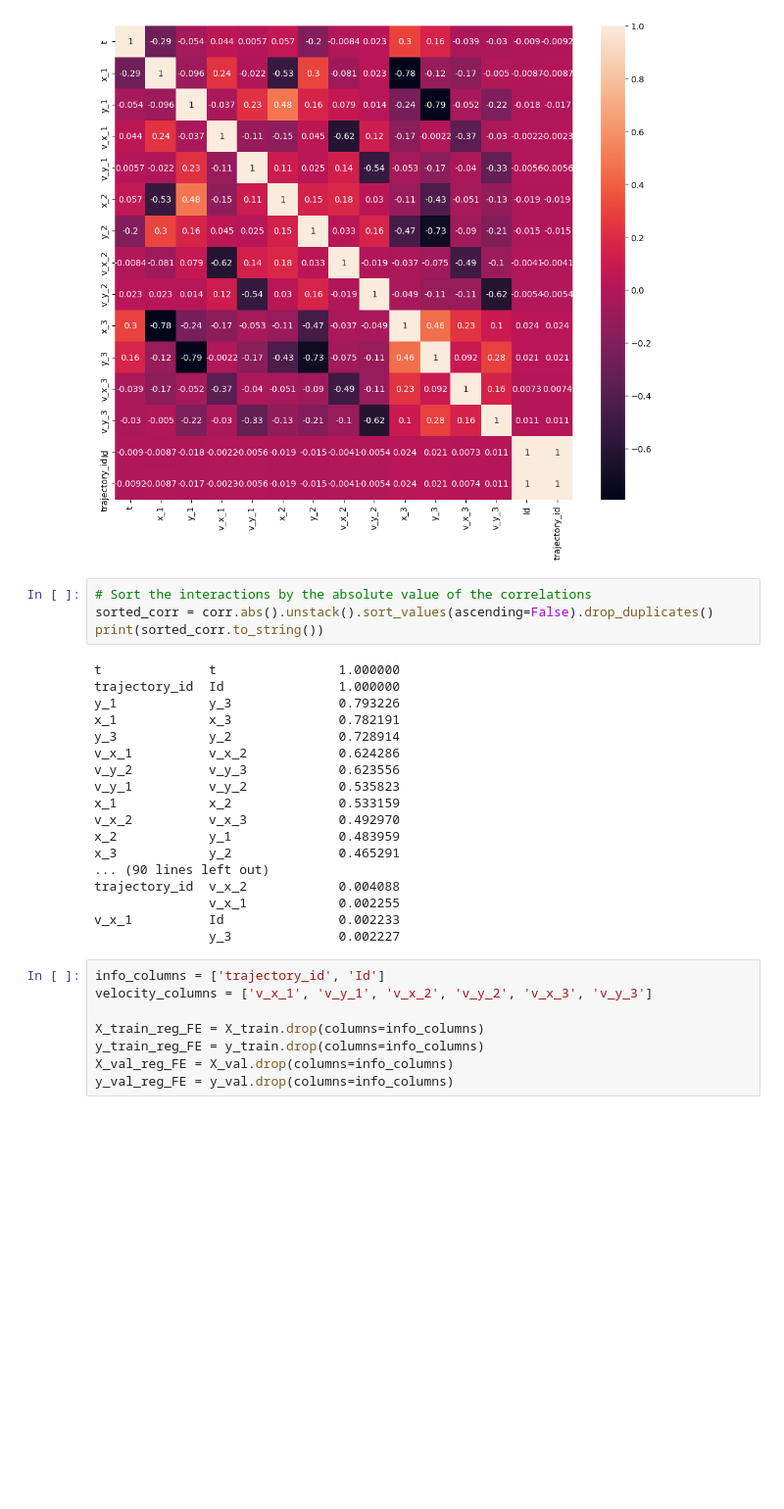
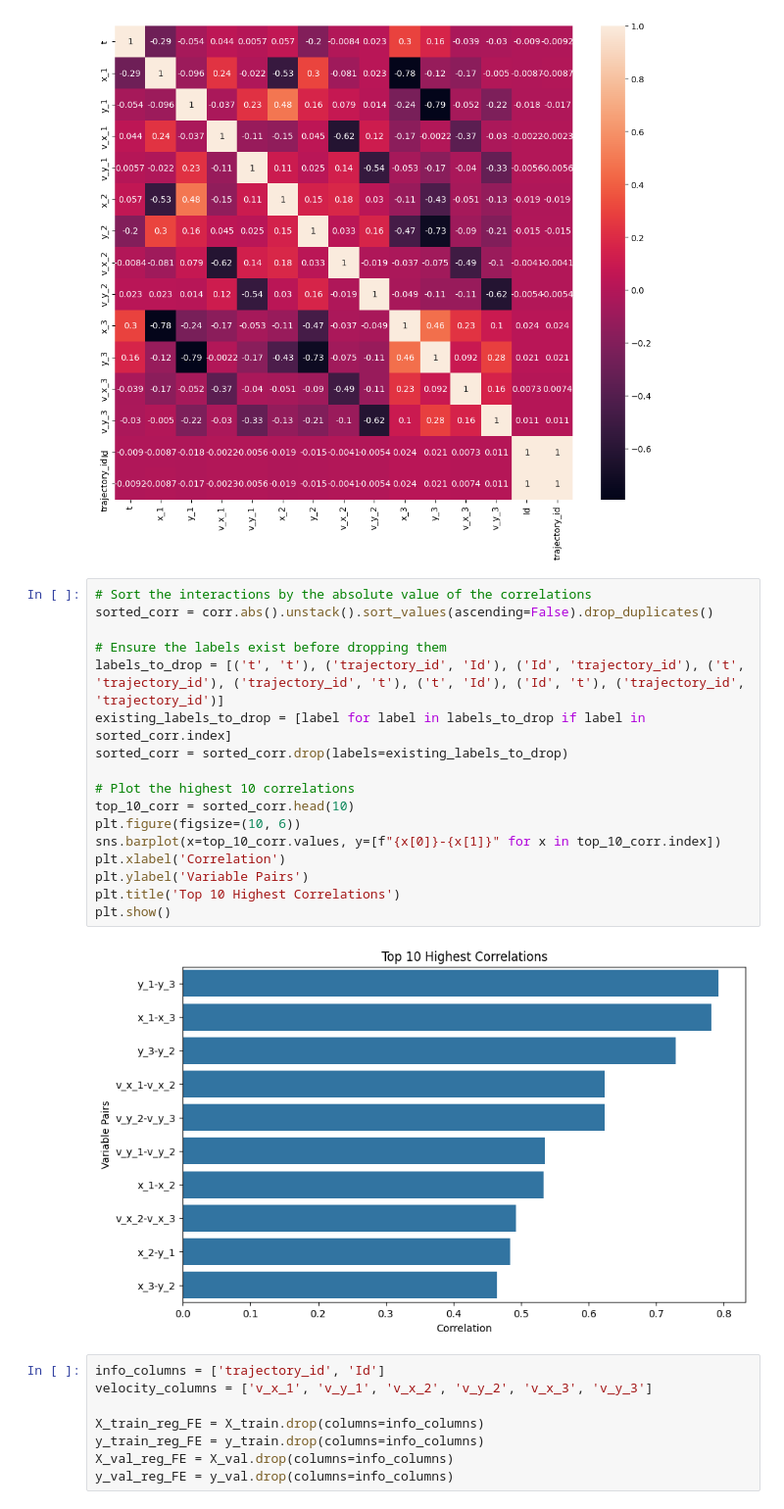
Before and after one commit to filipecolladavid/ThreeBodyProblemML, a Jupyter notebook: model/model_evaluations.ipynb, the cells around one changed output. Shown at 98% size. Saved outputs shown, nothing was run; the diff lists cells and outputs as text; blank space fills up the shorter version.

```diff
--- a/model/model_evaluations.ipynb
+++ b/model/model_evaluations.ipynb
@@ -606,28 +658,25 @@ sns.heatmap(corr, annot=True)
 plt.show()
 # %% [output]
 [figure]
-# %%
-# Sort the interactions by the absolute value of the correlations
-sorted_corr = corr.abs().unstack().sort_values(ascending=False).drop_duplicates()
-print(sorted_corr.to_string())
-# %% [output]
-t              t                1.000000
-trajectory_id  Id               1.000000
-y_1            y_3              0.793226
-x_1            x_3              0.782191
-y_3            y_2              0.728914
-v_x_1          v_x_2            0.624286
-v_y_2          v_y_3            0.623556
-v_y_1          v_y_2            0.535823
-x_1            x_2              0.533159
-v_x_2          v_x_3            0.492970
-x_2            y_1              0.483959
-x_3            y_2              0.465291
-... (90 lines left out)
-trajectory_id  v_x_2            0.004088
-               v_x_1            0.002255
-v_x_1          Id               0.002233
-               y_3              0.002227
+# %%
+# Sort the interactions by the absolute value of the correlations
+sorted_corr = corr.abs().unstack().sort_values(ascending=False).drop_duplicates()
+
+# Ensure the labels exist before dropping them
+labels_to_drop = [('t', 't'), ('trajectory_id', 'Id'), ('Id', 'trajectory_id'), ('t', 'trajectory_id'), ('trajectory_id', 't'), ('t', 'Id'), ('Id', 't'), ('trajectory_id', 'trajectory_id')]
+existing_labels_to_drop = [label for label in labels_to_drop if label in sorted_corr.index]
+sorted_corr = sorted_corr.drop(labels=existing_labels_to_drop)
+
+# Plot the highest 10 correlations
+top_10_corr = sorted_corr.head(10)
+plt.figure(figsize=(10, 6))
+sns.barplot(x=top_10_corr.values, y=[f"{x[0]}-{x[1]}" for x in top_10_corr.index])
+plt.xlabel('Correlation')
+plt.ylabel('Variable Pairs')
+plt.title('Top 10 Highest Correlations')
+plt.show()
+# %% [output]
+[figure, added]
 # %%
 info_columns = ['trajectory_id', 'Id']
 velocity_columns = ['v_x_1', 'v_y_1', 'v_x_2', 'v_y_2', 'v_x_3', 'v_y_3']
```
Also changed, not shown: parts of 23 cells of this notebook.
